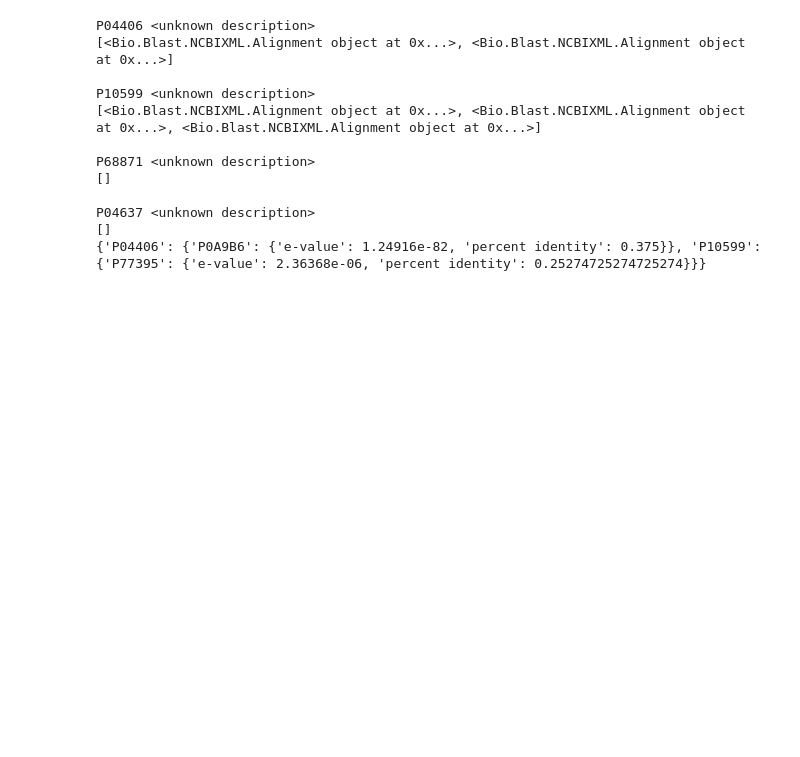
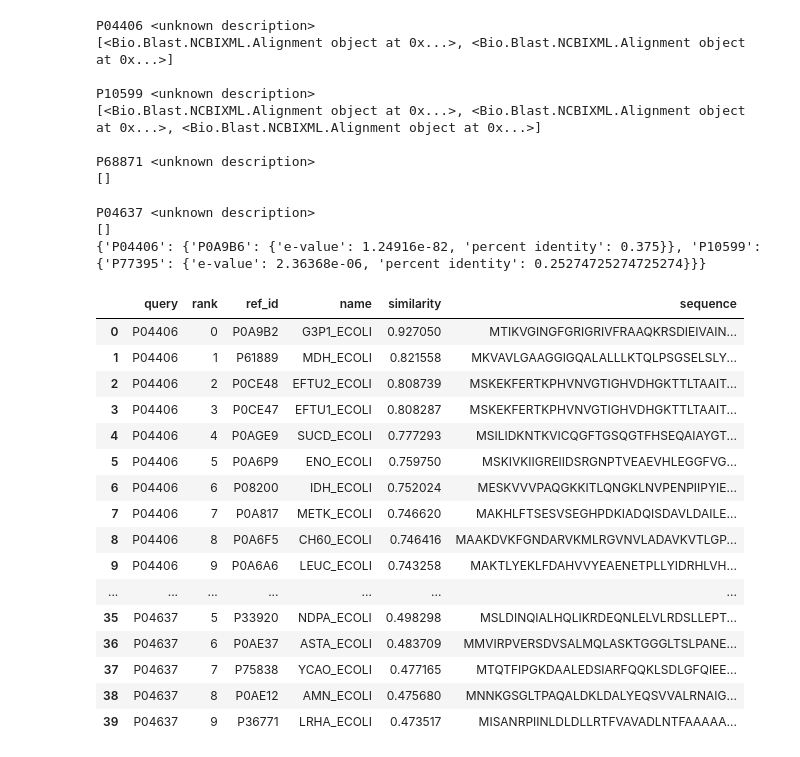
Before and after one commit to wiz124/chem169-git, a Jupyter notebook: Li_Harry_RID_016_code.ipynb, the cells around one changed output. Saved outputs shown, nothing was run; the diff lists cells and outputs as text; code cells hidden in the pictures; blank space fills up the shorter version.

```diff
--- a/Li_Harry_RID_016_code.ipynb
+++ b/Li_Harry_RID_016_code.ipynb
@@ -78,3 +82,92 @@ P68871 <unknown description>
 P04637 <unknown description>
 []
 {'P04406': {'P0A9B6': {'e-value': 1.24916e-82, 'percent identity': 0.375}}, 'P10599': {'P77395': {'e-value': 2.36368e-06, 'percent identity': 0.25274725274725274}}}
+# %%
+#Exercise 2
+import pandas as pd
+import numpy as np
+from sklearn.metrics.pairwise import cosine_similarity
+import h5py
+
+def compute_similarity(query_embeddings,db_embeddings):
+
+  query_matrix=np.array([query_embeddings[id] for id in Prot_IDs])
+
+  db_ids=list(db_embeddings.keys())
+  db_matrix=np.array([db_embeddings[id] for id in db_ids])
+
+  comp=cosine_similarity(query_matrix,db_matrix)
+  return comp
+
+def getProteinName(hit_id):
+  for record in SeqIO.parse('ecoli.fasta', "fasta"):
+    if hit_id in str(record.id):
+      return str(record.id).split('|')[2]
+
+def tophits(comparison,sequences,db_embeddings):
+  query_order=Prot_IDs
+  db_ids=list(db_embeddings.keys())
+
+  result=[]
+
+  for query_idx,id in enumerate(query_order):
+    hits=np.argsort(comparison[query_idx])[::-1][:10].tolist()
+
+    for i, idx in enumerate(hits):
+      hit_id=db_ids[idx]
+      similarity=comparison[query_idx][idx]
+      sequence=sequences[hit_id]
+
+      name=getProteinName(hit_id)
+
+      result.append({
+          'query': id,
+          'rank': i,
+          'ref_id': hit_id,
+          'name': name,
+          'similarity': similarity,
+          'sequence': sequence
+    })
+  return result
+
+with h5py.File('query_proteins.h5', 'r') as file:
+    query_embeddings={}
+    for name in file.keys():
+        query_embeddings[name]=file[name][:]
+with h5py.File('per-protein.h5', 'r') as file:
+  db_embeddings={}
+  for name in file.keys():
+    db_embeddings[name]=file[name][:]
+
+similarities=compute_similarity(query_embeddings,db_embeddings)
+
+sequences={}
+for record in SeqIO.parse('ecoli.fasta', 'fasta'):
+  parse=record.id.split('|')
+  if len(parse)>=2:
+    uniprot_id=parse[1]
+  else:
+    uniprot_id=parse[0]
+  sequences[uniprot_id]=str(record.seq)
+
+results=tophits(similarities,sequences,db_embeddings)
+resultdf=pd.DataFrame(results)
+display(resultdf)
+# %% [output]
+|  | query | rank | ref_id | name | similarity | sequence |
+| 0 | P04406 | 0 | P0A9B2 | G3P1_ECOLI | 0.927050 | MTIKVGINGFGRIGRIVFRAAQKRSDIEIVAIN... |
+| 1 | P04406 | 1 | P61889 | MDH_ECOLI | 0.821558 | MKVAVLGAAGGIGQALALLLKTQLPSGSELSLY... |
+| 2 | P04406 | 2 | P0CE48 | EFTU2_ECOLI | 0.808739 | MSKEKFERTKPHVNVGTIGHVDHGKTTLTAAIT... |
+| 3 | P04406 | 3 | P0CE47 | EFTU1_ECOLI | 0.808287 | MSKEKFERTKPHVNVGTIGHVDHGKTTLTAAIT... |
+| 4 | P04406 | 4 | P0AGE9 | SUCD_ECOLI | 0.777293 | MSILIDKNTKVICQGFTGSQGTFHSEQAIAYGT... |
+| 5 | P04406 | 5 | P0A6P9 | ENO_ECOLI | 0.759750 | MSKIVKIIGREIIDSRGNPTVEAEVHLEGGFVG... |
+| 6 | P04406 | 6 | P08200 | IDH_ECOLI | 0.752024 | MESKVVVPAQGKKITLQNGKLNVPENPIIPYIE... |
+| 7 | P04406 | 7 | P0A817 | METK_ECOLI | 0.746620 | MAKHLFTSESVSEGHPDKIADQISDAVLDAILE... |
+| 8 | P04406 | 8 | P0A6F5 | CH60_ECOLI | 0.746416 | MAAKDVKFGNDARVKMLRGVNVLADAVKVTLGP... |
+| 9 | P04406 | 9 | P0A6A6 | LEUC_ECOLI | 0.743258 | MAKTLYEKLFDAHVVYEAENETPLLYIDRHLVH... |
+| ... | ... | ... | ... | ... | ... | ... |
+| 35 | P04637 | 5 | P33920 | NDPA_ECOLI | 0.498298 | MSLDINQIALHQLIKRDEQNLELVLRDSLLEPT... |
+| 36 | P04637 | 6 | P0AE37 | ASTA_ECOLI | 0.483709 | MMVIRPVERSDVSALMQLASKTGGGLTSLPANE... |
+| 37 | P04637 | 7 | P75838 | YCAO_ECOLI | 0.477165 | MTQTFIPGKDAALEDSIARFQQKLSDLGFQIEE... |
+| 38 | P04637 | 8 | P0AE12 | AMN_ECOLI | 0.475680 | MNNKGSGLTPAQALDKLDALYEQSVVALRNAIG... |
+| 39 | P04637 | 9 | P36771 | LRHA_ECOLI | 0.473517 | MISANRPIINLDLDLLRTFVAVADLNTFAAAAA... |
```
Also changed, not shown: parts of 3 cells of this notebook.
